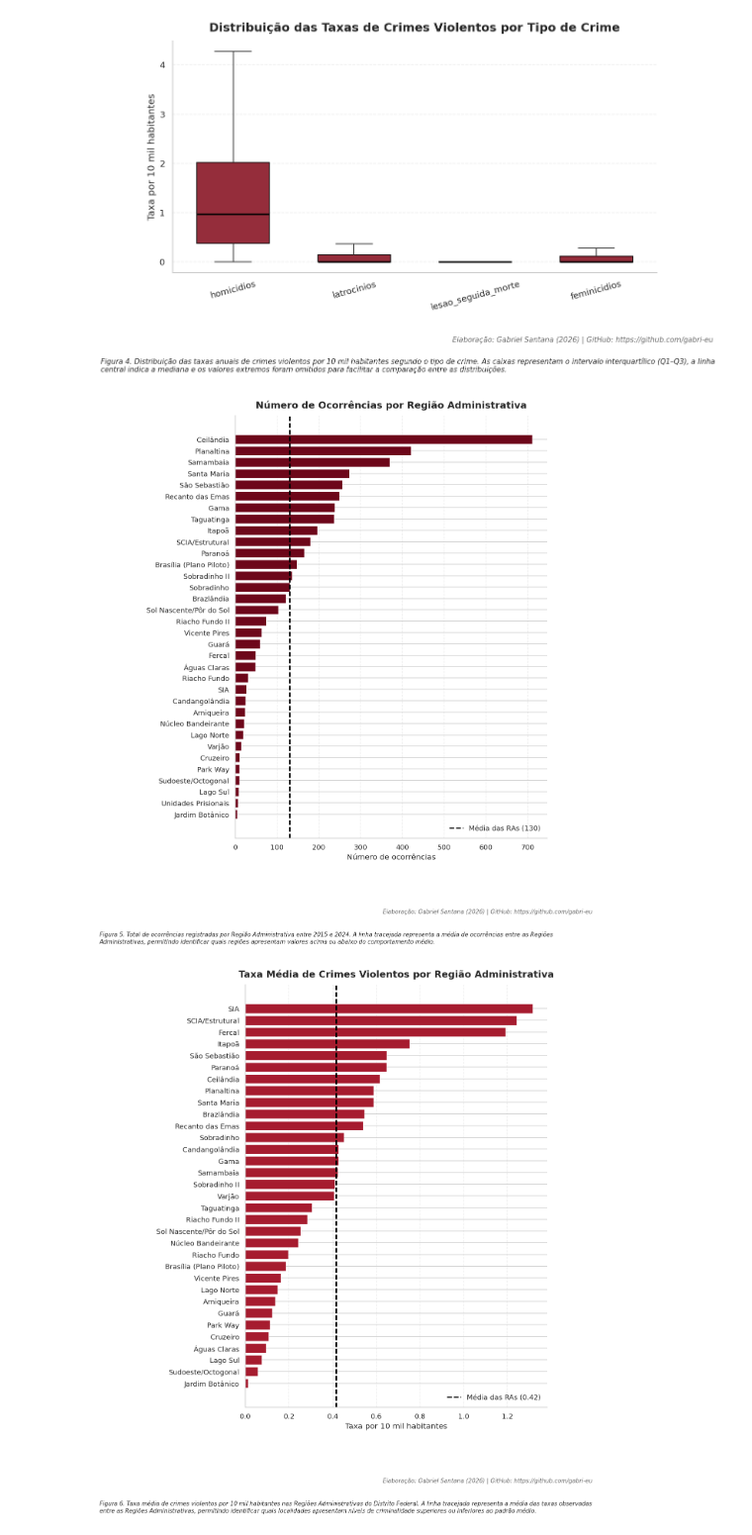
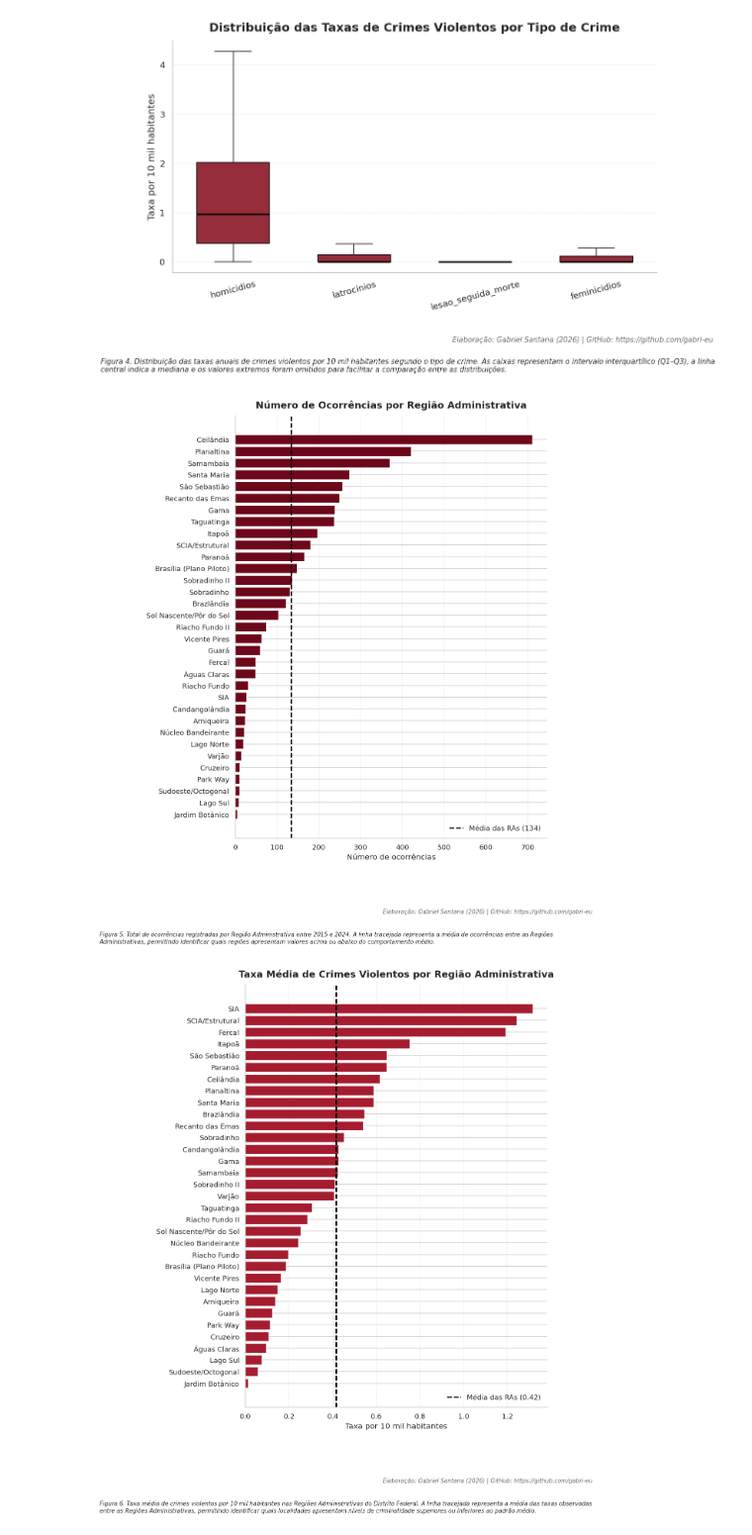
Before and after one commit to gabri-eu/Crimes_Violentos_DF, a Jupyter notebook: notebooks/03_analise_descritiva.ipynb, the cells around one changed output. Shown at 99% size. Cells and saved outputs as stored; diff of their text form; code cells hidden in the pictures.

```diff
--- a/notebooks/03_analise_descritiva.ipynb
+++ b/notebooks/03_analise_descritiva.ipynb
@@ -221,15 +229,3 @@ Distrito Federal: 1
-# %%
-base_ra_territorial= (
-    base
-    .query("nivel_geografico == 'Região Administrativa'")
-    .copy()
-)
-
-base_df = (
-    base
-    .query("nivel_geografico == 'Distrito Federal'")
-    .copy()
-)
 # %%
 base[
     [
@@ -379,6 +378,0 @@ estatisticas_ra
-# %%
-base_ra_territorial["cv"] = (
-    base_ra_territorial["desvio"]
-    /
-    base_ra_territorial["media"]
-)
@@ -862,7 +867,7 @@ plt.show()
 # ==============================================================================
 
 ranking = (
-    base_ra
+    base_ra_territorial
     .groupby("regiao_administrativa")["ocorrencias"]
     .sum()
     .sort_values(ascending=True)
@@ -910,34 +915,34 @@ ax.spines["right"].set_visible(False)
 ax.legend(
     frameon=False,
     loc="lower right"
 )
 
 fig.text(
     0.01,
     -0.02,
     (
         "Figura 5. Total de ocorrências registradas por Região Administrativa entre 2015 e 2024. "
         "A linha tracejada representa a média de ocorrências entre as Regiões Administrativas, "
         "permitindo identificar quais regiões apresentam valores acima ou abaixo do comportamento médio."
     ),
     ha="left",
     va="top",
     fontsize=9,
     style="italic",
     wrap=True
 )
 
 assinatura_figura(fig)
 
 plt.subplots_adjust(
     left=0.28,
     bottom=0.15,
     top=0.92
 )
 
 plt.show()
 # %% [output]
-[figure, old version]
+[figure, new version]
 # %%
 # ==============================================================================
 # Figura 6 — Taxa Média de Crimes Violentos por Região Administrativa
```
Also changed, not shown: parts of 17 cells of this notebook, 7 other files.
